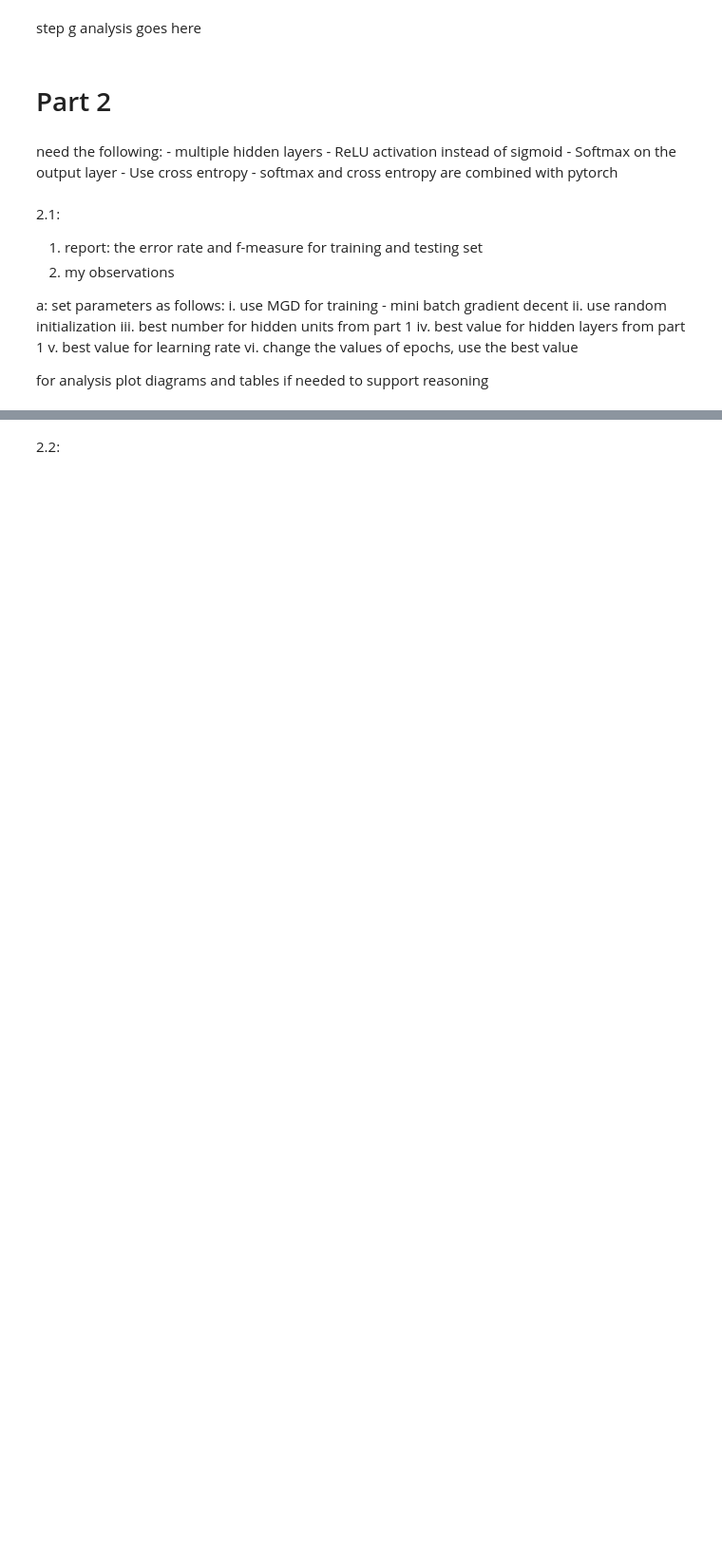
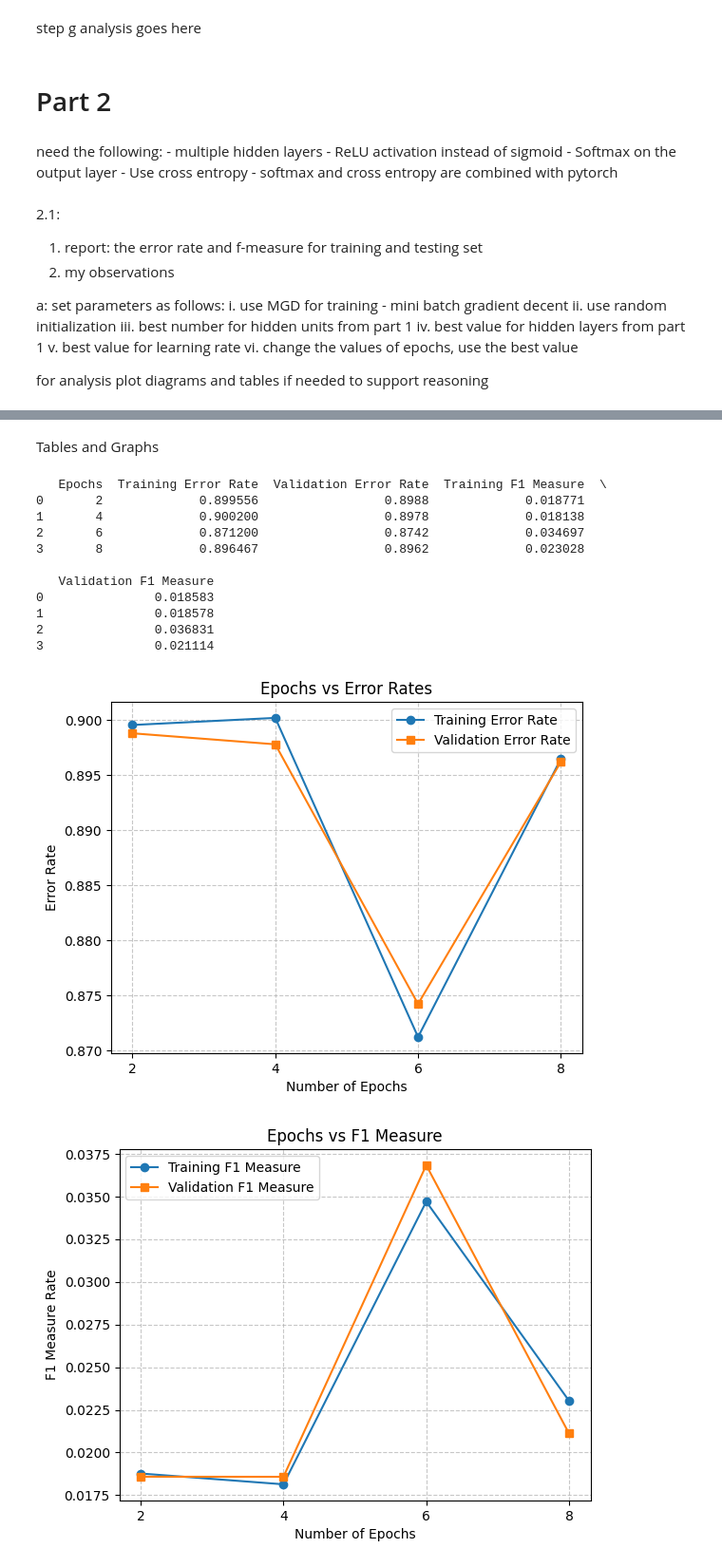
Before and after one commit to Fodezy/A2, a Jupyter notebook: step-two/step-two.ipynb, the cells around one changed output, grey strips where cells are left out. Shown at 95% size. Drawn from its saved outputs; the diff is of its cells as text; code cells hidden in the pictures; blank space fills up the shorter version.

Commit message:
finished part 2.1 coding and graphing

```diff
--- a/step-two/step-two.ipynb
+++ b/step-two/step-two.ipynb
@@ -926,2 +942,54 @@ Final Validation f1-measure: 0.017784256559766766
-# %% [markdown]
-2.2:
+# %% [markdown]
+Tables and Graphs
+# %%
+relu_epochs = [obj.epochs for obj in relu_varying_epoch]
+relu_train_errors = [obj.train_error for obj in relu_varying_epoch]
+relu_validation_errors = [obj.validation_error for obj in relu_varying_epoch]
+relu_train_f1 = [obj.train_f1_measure for obj in relu_varying_epoch]
+relu_validation_f1 = [obj.validation_f1_measure for obj in relu_varying_epoch]
+
+relu_epoch_results = pd.DataFrame({
+    "Epochs": relu_epochs,
+    "Training Error Rate": relu_train_errors,
+    "Validation Error Rate": relu_validation_errors,
+    "Training F1 Measure": relu_train_f1,
+    "Validation F1 Measure": relu_validation_f1
+})
+
+print(relu_epoch_results)
+
+plt.plot(relu_epochs, relu_train_errors, marker='o', label="Training Error Rate")
+plt.plot(relu_epochs, relu_validation_errors, marker='s', label="Validation Error Rate")
+
+plt.title('Epochs vs Error Rates')
+plt.xlabel("Number of Epochs")
+plt.ylabel("Error Rate")
+plt.xticks(relu_epochs)
+plt.grid(True, linestyle='--', alpha=0.7)
+plt.legend()
+plt.show()
+
+plt.plot(epochs, relu_train_f1, marker='o', label="Training F1 Measure")
+plt.plot(epochs, relu_validation_f1, marker='s', label="Validation F1 Measure")
+
+plt.title('Epochs vs F1 Measure')
+plt.xlabel("Number of Epochs")
+plt.ylabel("F1 Measure Rate")
+plt.xticks(relu_epochs)
+plt.grid(True, linestyle='--', alpha=0.7)
+plt.legend()
+plt.show()
+# %% [output]
+   Epochs  Training Error Rate  Validation Error Rate  Training F1 Measure  \
+0       2             0.899556                 0.8988             0.018771
+1       4             0.900200                 0.8978             0.018138
+2       6             0.871200                 0.8742             0.034697
+3       8             0.896467                 0.8962             0.023028
+
+   Validation F1 Measure
+0               0.018583
+1               0.018578
+2               0.036831
+3               0.021114
+[figure, added]
+[figure, added]
```
Also changed, not shown: parts of 5 cells of this notebook.
